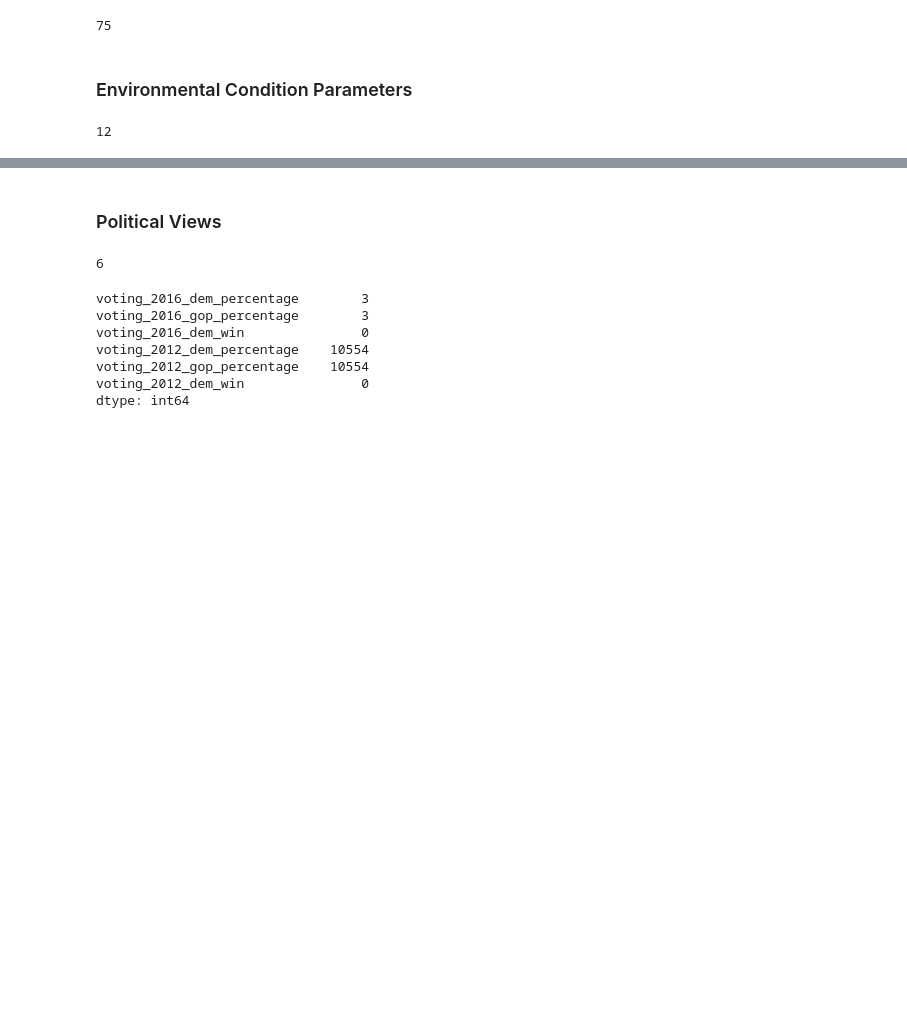
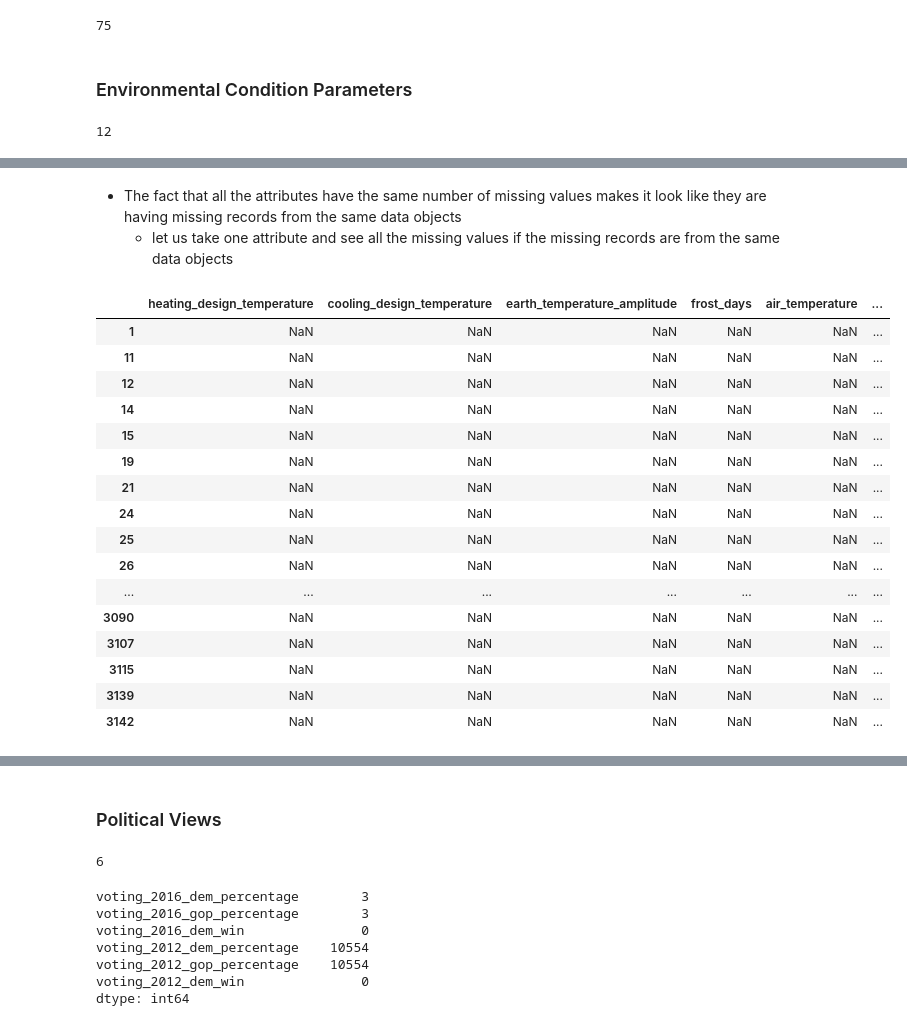
Before and after one commit to zs19930830/CMPE255, a Jupyter notebook: src/DeepSolar.ipynb, the cells around one changed output, grey strips where cells are left out. Cells and saved outputs as stored; diff of their text form; code cells hidden in the pictures; blank space fills up the shorter version.

Commit message:
clean envt data

```diff
--- a/src/DeepSolar.ipynb
+++ b/src/DeepSolar.ipynb
@@ -229,0 +265,29 @@ len(envt_parameters)
+# %% [markdown]
+ - The fact that all the attributes have the same number of missing values makes it look like they are having missing records from the same data objects
+     * let us take one attribute and see all the missing values if the missing records are from the same data objects
+# %%
+# In this section, 'frost_days', attribute is used to determine the missing values
+# Based on this observation - it is clear that the missing values are all from the same data objects
+
+envt_data = data[envt_parameters]
+missing_envt_data = envt_data[envt_data['frost_days'].isnull()]
+envt_data_missing_val_indx = missing_envt_data.index   ## Index of the values with the missing values
+missing_envt_data.head(30)
+# %% [output]
+|  | heating_design_temperature | cooling_design_temperature | earth_temperature_amplitude | frost_days | air_temperature | ... |
+| 1 | NaN | NaN | NaN | NaN | NaN | ... |
+| 11 | NaN | NaN | NaN | NaN | NaN | ... |
+| 12 | NaN | NaN | NaN | NaN | NaN | ... |
+| 14 | NaN | NaN | NaN | NaN | NaN | ... |
+| 15 | NaN | NaN | NaN | NaN | NaN | ... |
+| 19 | NaN | NaN | NaN | NaN | NaN | ... |
+| 21 | NaN | NaN | NaN | NaN | NaN | ... |
+| 24 | NaN | NaN | NaN | NaN | NaN | ... |
+| 25 | NaN | NaN | NaN | NaN | NaN | ... |
+| 26 | NaN | NaN | NaN | NaN | NaN | ... |
+| ... | ... | ... | ... | ... | ... | ... |
+| 3090 | NaN | NaN | NaN | NaN | NaN | ... |
+| 3107 | NaN | NaN | NaN | NaN | NaN | ... |
+| 3115 | NaN | NaN | NaN | NaN | NaN | ... |
+| 3139 | NaN | NaN | NaN | NaN | NaN | ... |
+| 3142 | NaN | NaN | NaN | NaN | NaN | ... |
```
Also changed, not shown: parts of 11 cells of this notebook.
